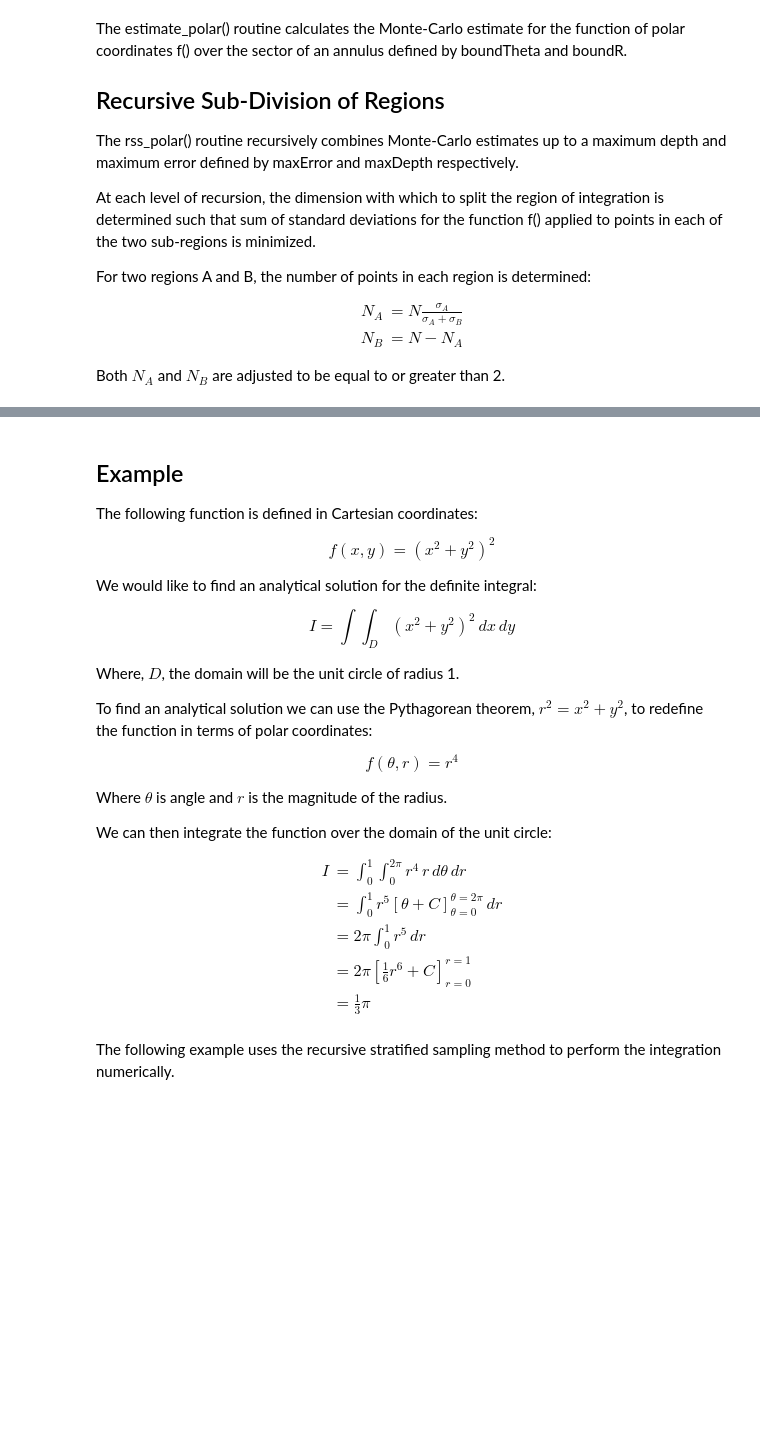
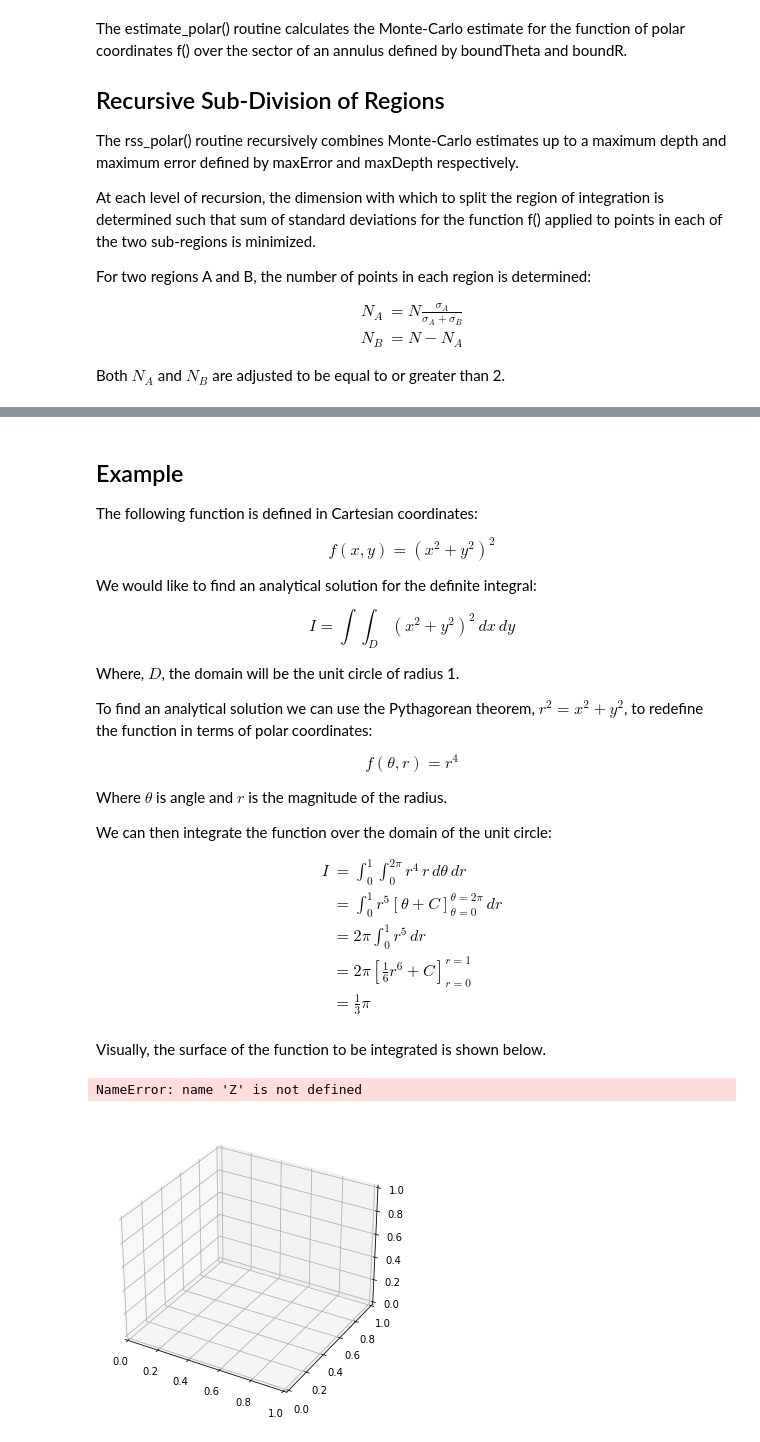
Before and after one commit to bott-j/monte-carlo-integration-python, a Jupyter notebook: recursive_stratified_sampling.ipynb, the cells around one changed output, grey strips where cells are left out. Saved outputs shown, nothing was run; the diff lists cells and outputs as text; code cells hidden in the pictures; blank space fills up the shorter version.

Commit message:
Add visualisation to notebook.

```diff
--- a/recursive_stratified_sampling.ipynb
+++ b/recursive_stratified_sampling.ipynb
@@ -196,4 +182,27 @@ I &= \int_0^{1}\int_{0}^{2\pi} r^4 \, r \, d\theta \, dr \\
 \end{align}
 $$
 
-The following example uses the recursive stratified sampling method to perform the integration numerically.
+Visually, the surface of the function to be integrated is shown below.
+# %%
+# Create grid of values to apply the function to
+theta, r = np.meshgrid(np.arange(-0, 2*np.pi, 0.05), np.arange(-0, 1, 0.05))
+
+# Apply function
+fValues = np.array(f(np.ravel(theta), np.ravel(r)))
+z = fValues.reshape(theta.shape)
+
+# Transform to rectangular coordinates
+xTransformed = r*np.cos(theta)
+yTransformed = r*np.sin(theta)
+
+# Plot surface
+ax = Axes3D(plt.gcf())
+ax.plot_surface(xTransformed, yTransformed, z)
+ax.set_title("Surface of $(x^2+y^2)^2$ in Unit Circle")
+ax.set_xlabel("x axis")
+ax.set_ylabel("y axis")
+ax.set_zlabel("$(x^2+y^2)^2$")
+plt.show()
+# %% [output]
+NameError: name 'Z' is not defined
+[figure, added]
```
Also changed, not shown: parts of 4 cells of this notebook.
